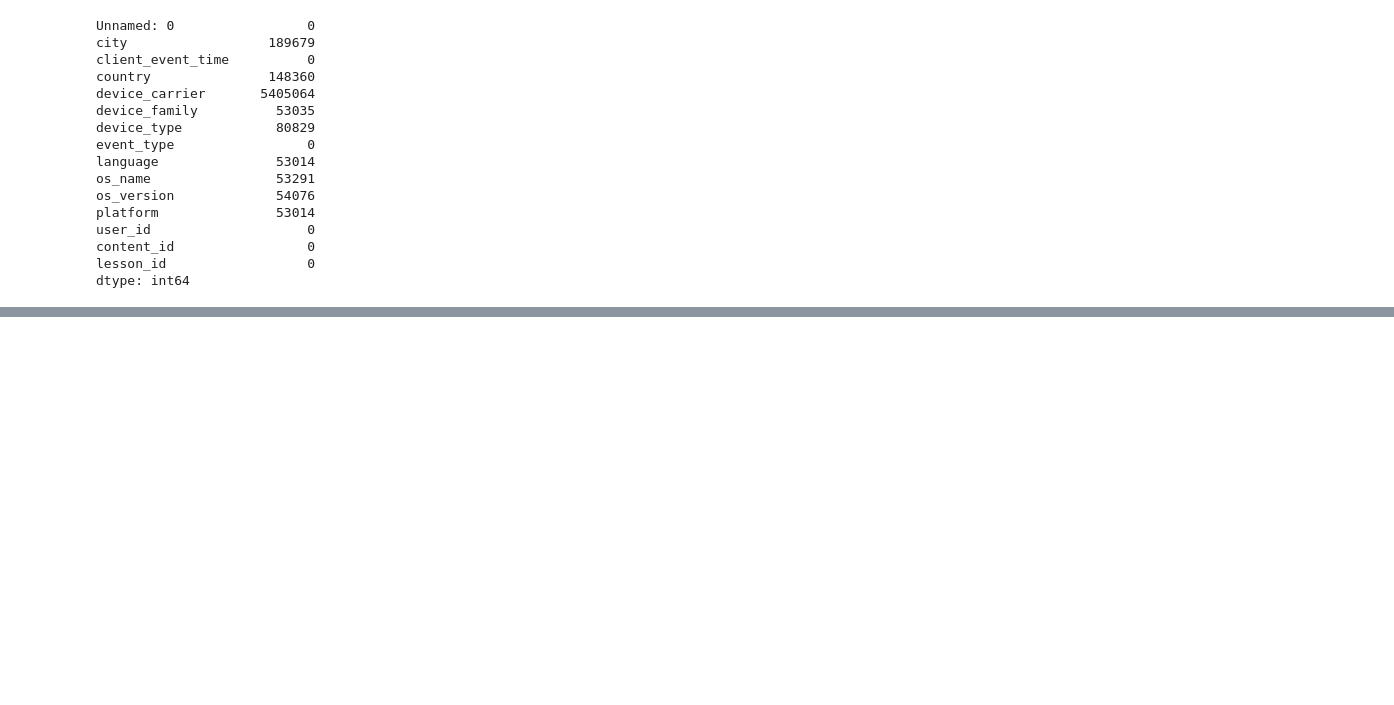
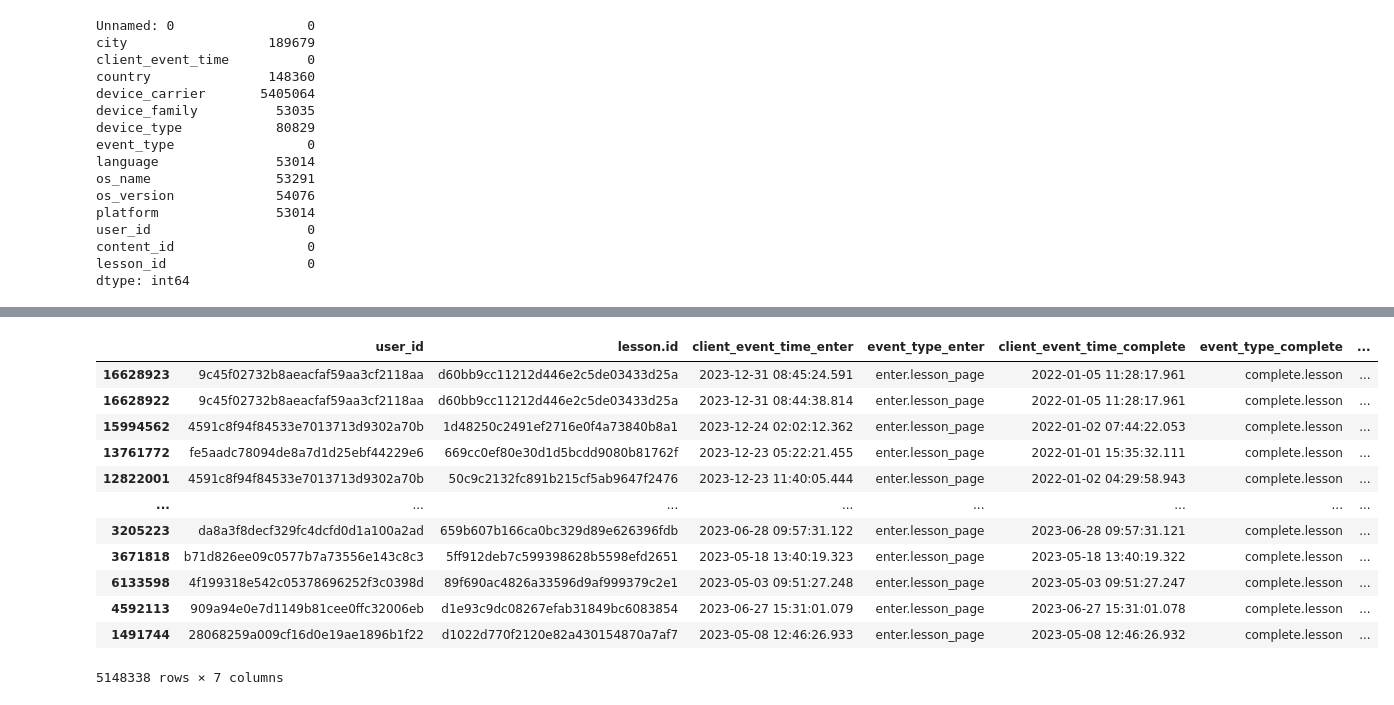
Before and after one commit to saeraniren/intermediate_project, a Jupyter notebook: soomin_main.ipynb, the cells around one changed output, grey strips where cells are left out. Drawn from its saved outputs; the diff is of its cells as text; code cells hidden in the pictures; blank space fills up the shorter version.

```diff
--- a/soomin_main.ipynb
+++ b/soomin_main.ipynb
@@ -575,0 +806,2 @@ display(merged_df)
+# %%
+df_merged = df_merged.loc[df_merged.duplicated(subset=['user_id', 'lesson.id'], keep='first')]
@@ -575,0 +844,16 @@ display(merged_df)
+# %%
+df_merged.loc[df_merged['time_diff'] < pd.Timedelta(0)].sort_values(by='time_diff')
+# %% [output]
+|  | user_id | lesson.id | client_event_time_enter | event_type_enter | client_event_time_complete | event_type_complete | ... |
+| 16628923 | 9c45f02732b8aeacfaf59aa3cf2118aa | d60bb9cc11212d446e2c5de03433d25a | 2023-12-31 08:45:24.591 | enter.lesson_page | 2022-01-05 11:28:17.961 | complete.lesson | ... |
+| 16628922 | 9c45f02732b8aeacfaf59aa3cf2118aa | d60bb9cc11212d446e2c5de03433d25a | 2023-12-31 08:44:38.814 | enter.lesson_page | 2022-01-05 11:28:17.961 | complete.lesson | ... |
+| 15994562 | 4591c8f94f84533e7013713d9302a70b | 1d48250c2491ef2716e0f4a73840b8a1 | 2023-12-24 02:02:12.362 | enter.lesson_page | 2022-01-02 07:44:22.053 | complete.lesson | ... |
+| 13761772 | fe5aadc78094de8a7d1d25ebf44229e6 | 669cc0ef80e30d1d5bcdd9080b81762f | 2023-12-23 05:22:21.455 | enter.lesson_page | 2022-01-01 15:35:32.111 | complete.lesson | ... |
+| 12822001 | 4591c8f94f84533e7013713d9302a70b | 50c9c2132fc891b215cf5ab9647f2476 | 2023-12-23 11:40:05.444 | enter.lesson_page | 2022-01-02 04:29:58.943 | complete.lesson | ... |
+| ... | ... | ... | ... | ... | ... | ... | ... |
+| 3205223 | da8a3f8decf329fc4dcfd0d1a100a2ad | 659b607b166ca0bc329d89e626396fdb | 2023-06-28 09:57:31.122 | enter.lesson_page | 2023-06-28 09:57:31.121 | complete.lesson | ... |
+| 3671818 | b71d826ee09c0577b7a73556e143c8c3 | 5ff912deb7c599398628b5598efd2651 | 2023-05-18 13:40:19.323 | enter.lesson_page | 2023-05-18 13:40:19.322 | complete.lesson | ... |
+| 6133598 | 4f199318e542c05378696252f3c0398d | 89f690ac4826a33596d9af999379c2e1 | 2023-05-03 09:51:27.248 | enter.lesson_page | 2023-05-03 09:51:27.247 | complete.lesson | ... |
+| 4592113 | 909a94e0e7d1149b81cee0ffc32006eb | d1e93c9dc08267efab31849bc6083854 | 2023-06-27 15:31:01.079 | enter.lesson_page | 2023-06-27 15:31:01.078 | complete.lesson | ... |
+| 1491744 | 28068259a009cf16d0e19ae1896b1f22 | d1022d770f2120e82a430154870a7af7 | 2023-05-08 12:46:26.933 | enter.lesson_page | 2023-05-08 12:46:26.932 | complete.lesson | ... |
+5148338 rows × 7 columns
```
Also changed, not shown: parts of 40 cells of this notebook.
